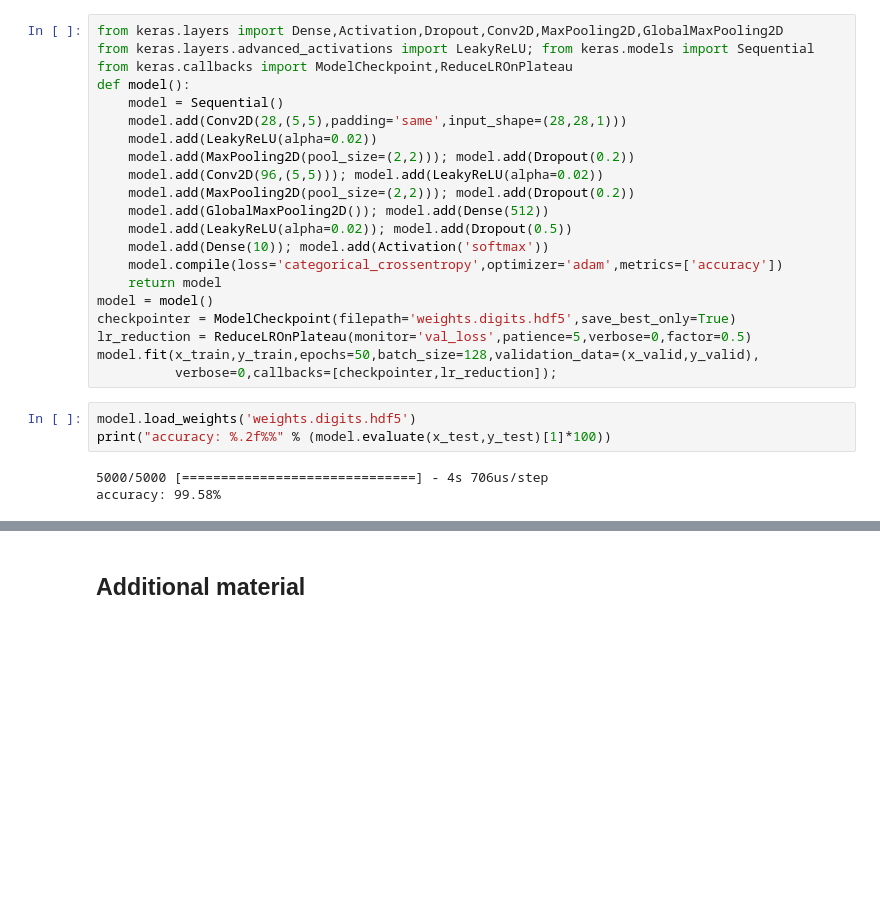
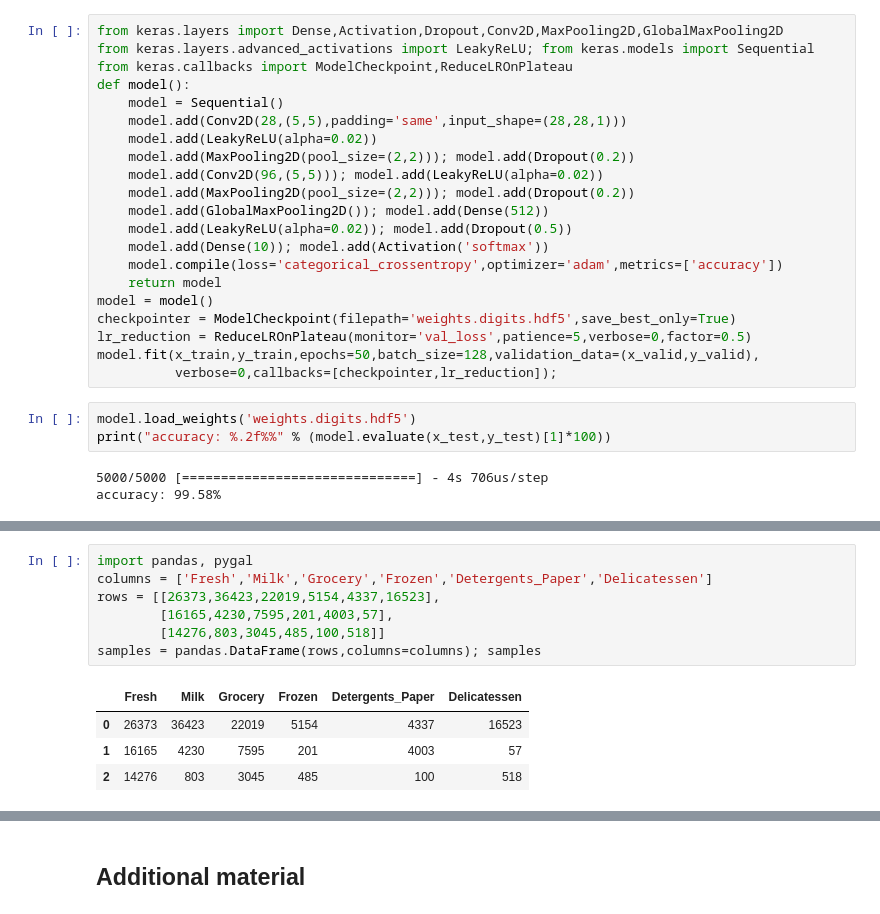
Before and after one commit to OlgaBelitskaya/instagram, a Jupyter notebook: instagram_python.ipynb, the cells around one changed output, grey strips where cells are left out. Saved outputs shown, nothing was run; the diff lists cells and outputs as text; blank space fills up the shorter version.

```diff
--- a/instagram_python.ipynb
+++ b/instagram_python.ipynb
@@ -125,0 +163,12 @@ accuracy: 99.58%
+# %%
+import pandas, pygal
+columns = ['Fresh','Milk','Grocery','Frozen','Detergents_Paper','Delicatessen']
+rows = [[26373,36423,22019,5154,4337,16523],
+        [16165,4230,7595,201,4003,57],
+        [14276,803,3045,485,100,518]]
+samples = pandas.DataFrame(rows,columns=columns); samples
+# %% [output]
+|  | Fresh | Milk | Grocery | Frozen | Detergents_Paper | Delicatessen |
+| 0 | 26373 | 36423 | 22019 | 5154 | 4337 | 16523 |
+| 1 | 16165 | 4230 | 7595 | 201 | 4003 | 57 |
+| 2 | 14276 | 803 | 3045 | 485 | 100 | 518 |
```
Also changed, not shown: parts of 8 cells of this notebook.
